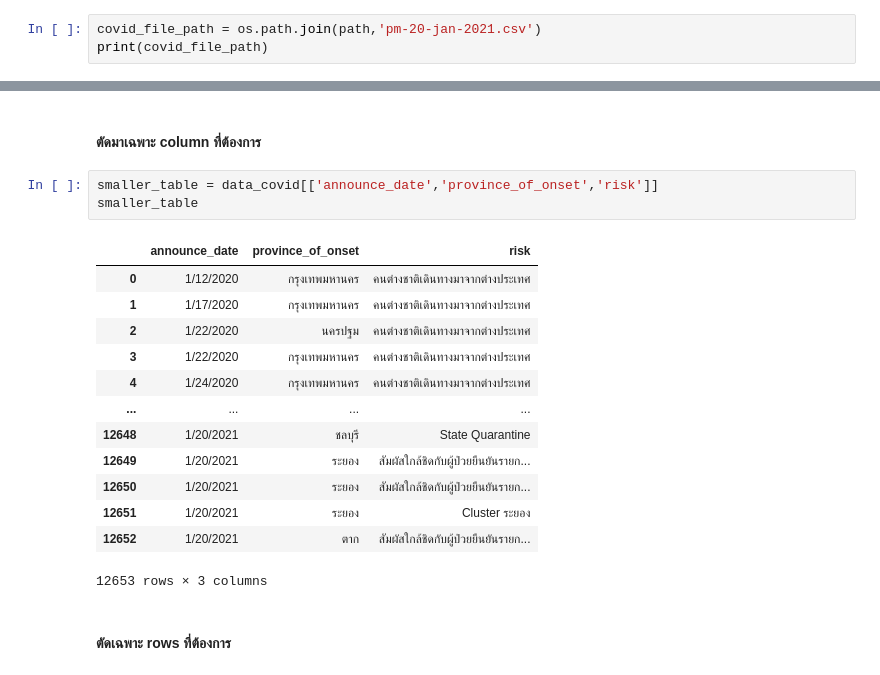
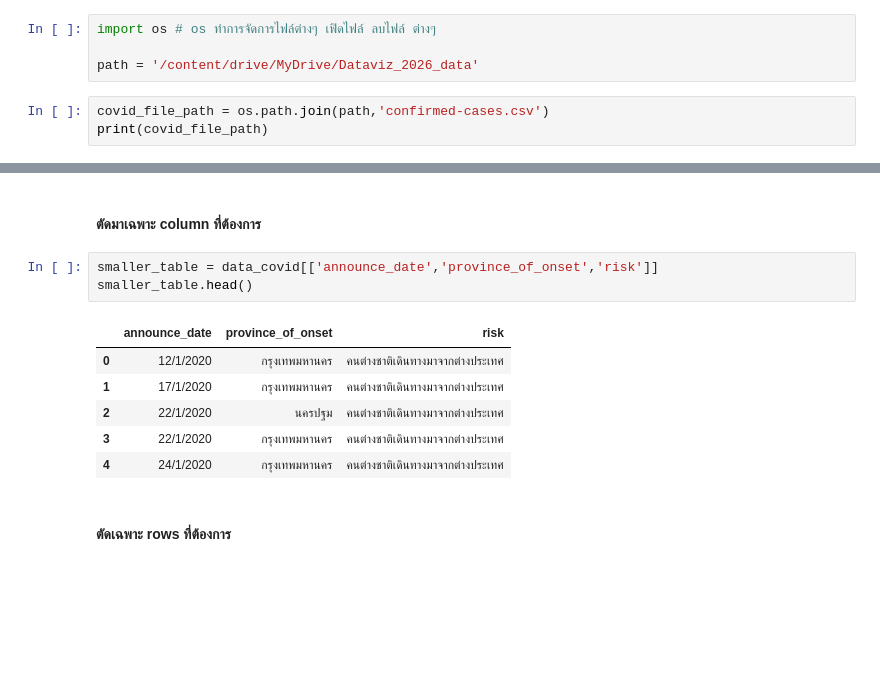
Before and after one commit to Papawadee-Mohdee/PythonDataViz2026, a Jupyter notebook: Pandas_101.ipynb, the cells around one changed output, grey strips where cells are left out. Cells and saved outputs as stored; diff of their text form; blank space fills up the shorter version.

```diff
--- a/Pandas_101.ipynb
+++ b/Pandas_101.ipynb
@@ -18,4 +14,8 @@ path = '/content/drive/My Drive/dataviz_2021_data'
+# %%
+import os # os ทำการจัดการไฟล์ต่างๆ เฟิดไฟล์ ลบไฟล์ ต่างๆ
+
+path = '/content/drive/MyDrive/Dataviz_2026_data'
 # %%
-covid_file_path = os.path.join(path,'pm-20-jan-2021.csv')
+covid_file_path = os.path.join(path,'confirmed-cases.csv')
 print(covid_file_path)
 # %% [output]
@@ -92,21 +99,14 @@ data_covid.iloc[4,7]
 #### ตัดมาเฉพาะ column ที่ต้องการ
 # %%
 smaller_table = data_covid[['announce_date','province_of_onset','risk']]
-smaller_table
+smaller_table.head()
 # %% [output]
 |  | announce_date | province_of_onset | risk |
-| 0 | 1/12/2020 | กรุงเทพมหานคร | คนต่างชาติเดินทางมาจากต่างประเทศ |
-| 1 | 1/17/2020 | กรุงเทพมหานคร | คนต่างชาติเดินทางมาจากต่างประเทศ |
-| 2 | 1/22/2020 | นครปฐม | คนต่างชาติเดินทางมาจากต่างประเทศ |
-| 3 | 1/22/2020 | กรุงเทพมหานคร | คนต่างชาติเดินทางมาจากต่างประเทศ |
-| 4 | 1/24/2020 | กรุงเทพมหานคร | คนต่างชาติเดินทางมาจากต่างประเทศ |
-| ... | ... | ... | ... |
-| 12648 | 1/20/2021 | ชลบุรี | State Quarantine |
-| 12649 | 1/20/2021 | ระยอง | สัมผัสใกล้ชิดกับผู้ป่วยยืนยันรายก... |
-| 12650 | 1/20/2021 | ระยอง | สัมผัสใกล้ชิดกับผู้ป่วยยืนยันรายก... |
-| 12651 | 1/20/2021 | ระยอง | Cluster ระยอง |
-| 12652 | 1/20/2021 | ตาก | สัมผัสใกล้ชิดกับผู้ป่วยยืนยันรายก... |
+| 0 | 12/1/2020 | กรุงเทพมหานคร | คนต่างชาติเดินทางมาจากต่างประเทศ |
+| 1 | 17/1/2020 | กรุงเทพมหานคร | คนต่างชาติเดินทางมาจากต่างประเทศ |
+| 2 | 22/1/2020 | นครปฐม | คนต่างชาติเดินทางมาจากต่างประเทศ |
+| 3 | 22/1/2020 | กรุงเทพมหานคร | คนต่างชาติเดินทางมาจากต่างประเทศ |
+| 4 | 24/1/2020 | กรุงเทพมหานคร | คนต่างชาติเดินทางมาจากต่างประเทศ |
-12653 rows × 3 columns
 # %% [markdown]
 #### ตัดเฉพาะ rows ที่ต้องการ
 # %% [markdown]
```
Also changed, not shown: parts of 23 cells of this notebook.
